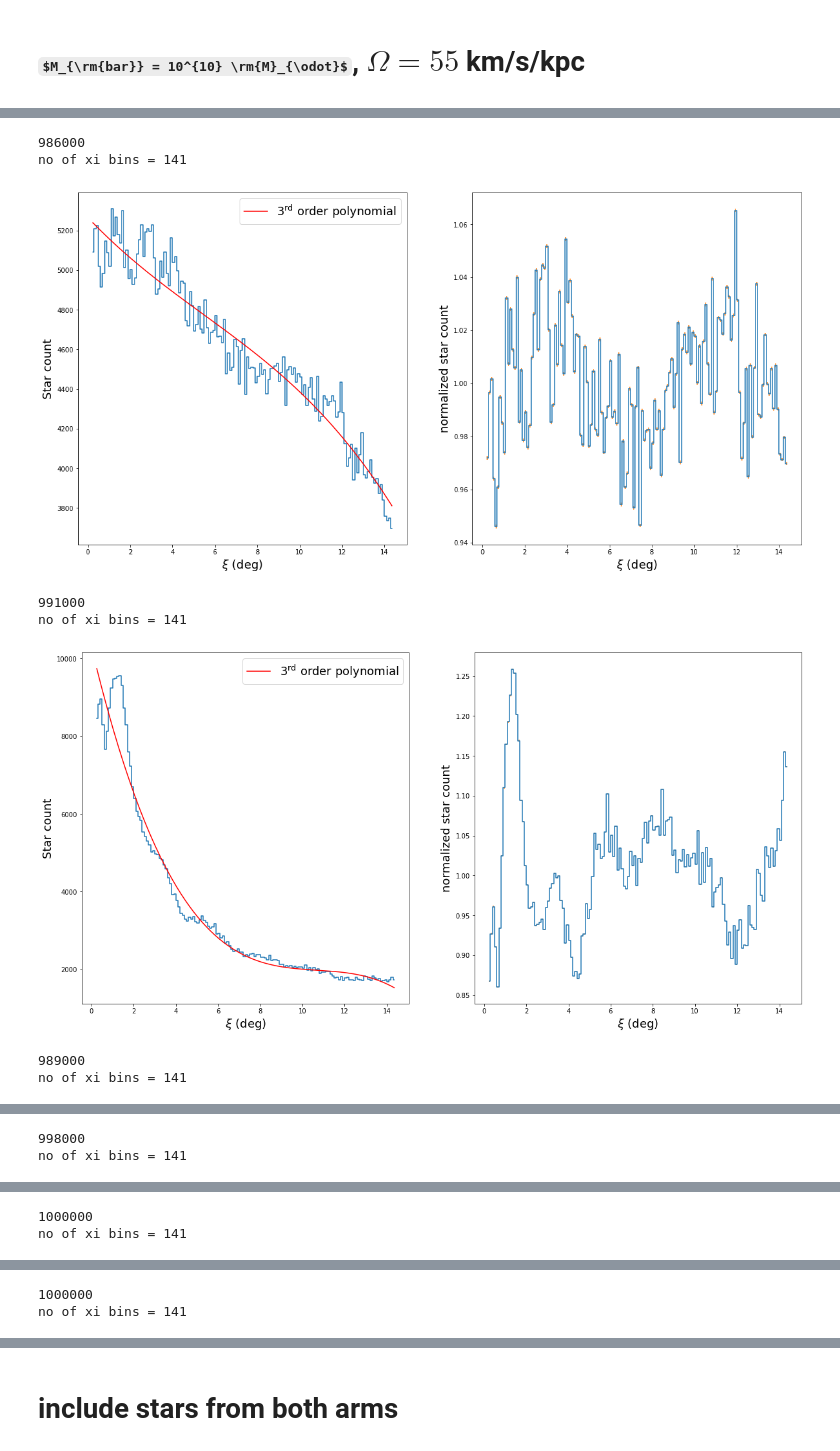
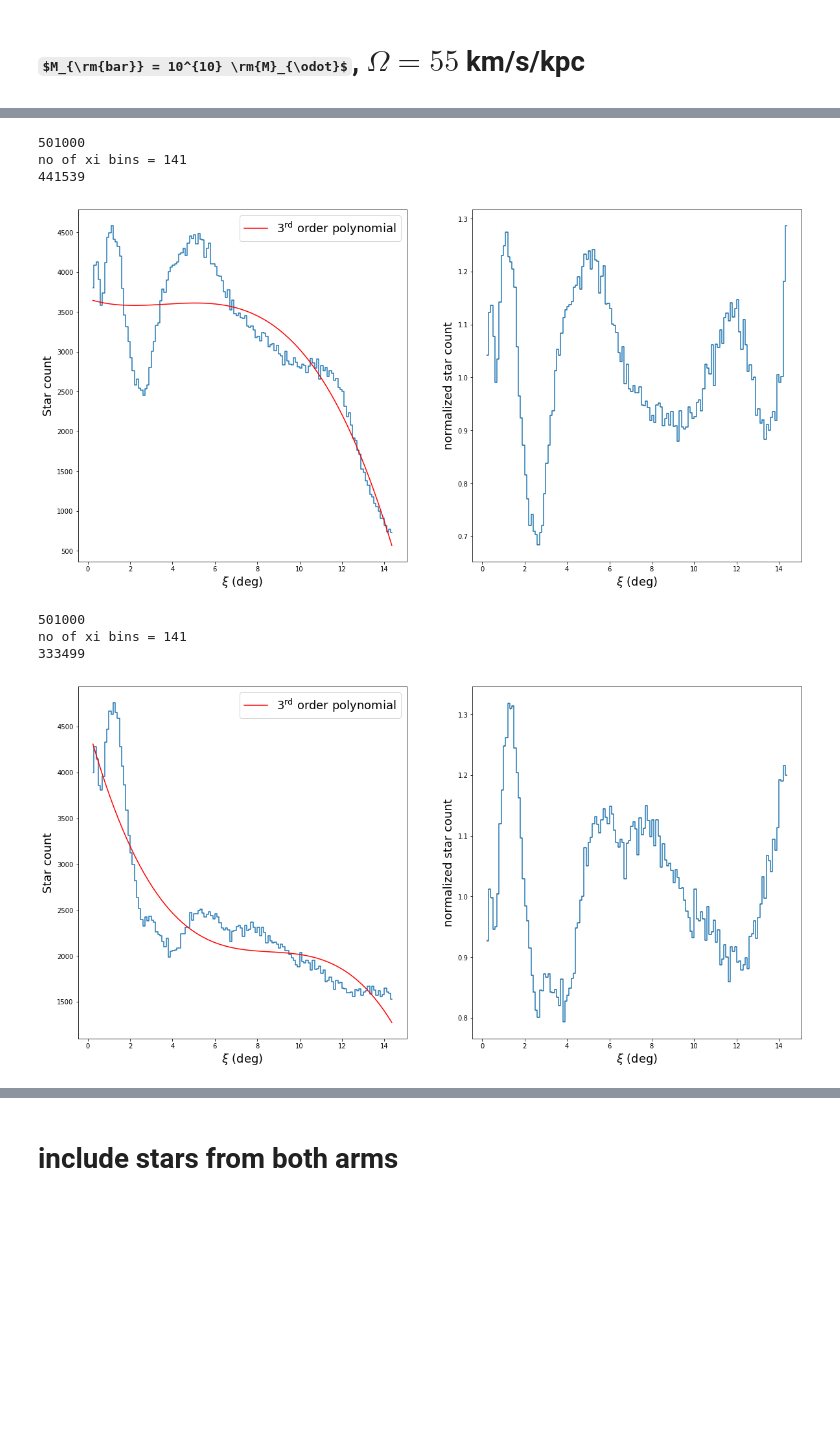
Before and after one commit to nbanik/Baryonic-effects-on-Pal5, a Jupyter notebook: plot_power_spectrum.ipynb, the cells around one changed output, grey strips where cells are left out. Drawn from its saved outputs; the diff is of its cells as text; code cells hidden in the pictures; some formulas as TeX source; blank space fills up the shorter version.

```diff
--- a/plot_power_spectrum.ipynb
+++ b/plot_power_spectrum.ipynb
@@ -449,27 +630,39 @@ plt.show()
 # %%
 #compute density along xi and save
 
-midxi,nden,err = compute_ndenxi(xi_t,minxi=0.25,maxxi=14.35,bw=0.1,fname='plots/nden_Mbar5_10_9_barspeed35_phi27_polydeg3.pdf')
+#midxi,nden,err = compute_ndenxi(xi_t,minxi=0.25,maxxi=14.35,bw=0.1,fname='plots/nden_Mbar5_10_9_barspeed35_phi27_polydeg3.pdf')
 
-midxi1,nden1,err1 = compute_ndenxi(xi_t1,minxi=0.25,maxxi=14.35,bw=0.1,fname='plots/nden_Mbar10_10barspeed35_phi27_polydeg3.pdf')
+#midxi1,nden1,err1 = compute_ndenxi(xi_t1,minxi=0.25,maxxi=14.35,bw=0.1,fname='plots/nden_Mbar10_10barspeed35_phi27_polydeg3.pdf')
 
-midxi2,nden2,err2 = compute_ndenxi(xi_t2,minxi=0.25,maxxi=14.35,bw=0.1,fname='plots/nden_Mbar2_10_10barspeed35_phi27_polydeg3.pdf')
+#midxi11,nden11,err11 = compute_ndenxi(xi_t11,minxi=0.25,maxxi=14.35,bw=0.1,fname='plots/nden_2Gyr_Mbar10_10barspeed35_phi27_polydeg3.pdf')
 
-midxi3,nden3,err3 = compute_ndenxi(xi_t3,minxi=0.25,maxxi=14.35,bw=0.1,fname='plots/nden_Mbar10_10barspeed60_phi27_polydeg3.pdf')
+#midxi12,nden12,err12 = compute_ndenxi(xi_t12,minxi=0.25,maxxi=14.35,bw=0.1,fname='plots/nden_0p5Gyr_Mbar10_10barspeed35_phi27_polydeg3.pdf')
 
-midxi4,nden4,err4 = compute_ndenxi(xi_t4,minxi=0.25,maxxi=14.35,bw=0.1,fname='plots/nden_Mbar10_10barspeed40_phi27_polydeg3.pdf')
+#midxi13,nden13,err13 = compute_ndenxi(xi_t13,minxi=0.25,maxxi=14.35,bw=0.1,fname='plots/nden_1Gyr_Mbar10_10barspeed35_phi27_polydeg3.pdf')
 
-midxi5,nden5,err5 = compute_ndenxi(xi_t5,minxi=0.25,maxxi=14.35,bw=0.1,fname='plots/nden_Mbar10_10barspeed45_phi27_polydeg3.pdf')
+#midxi14,nden14,err14 = compute_ndenxi(xi_t14,minxi=0.25,maxxi=14.35,bw=0.1,fname='plots/nden_1p5Gyr_Mbar10_10barspeed35_phi27_polydeg3.pdf')
 
-midxi6,nden6,err6 = compute_ndenxi(xi_t6,minxi=0.25,maxxi=14.35,bw=0.1,fname='plots/nden_Mbar10_10barspeed50_phi27_polydeg3.pdf')
+midxi15,nden15,err15 = compute_ndenxi(xi_t15,minxi=0.25,maxxi=14.35,bw=0.1,fname='plots/nden_2p5Gyr_Mbar10_10barspeed35_phi27_polydeg3.pdf')
 
-midxi7,nden7,err7 = compute_ndenxi(xi_t7,minxi=0.25,maxxi=14.35,bw=0.1,fname='plots/nden_Mbar10_10barspeed55_phi27_polydeg3.pdf')
+midxi16,nden16,err16 = compute_ndenxi(xi_t16,minxi=0.25,maxxi=14.35,bw=0.1,fname='plots/nden_3Gyr_Mbar10_10barspeed35_phi27_polydeg3.pdf')
+
+#midxi2,nden2,err2 = compute_ndenxi(xi_t2,minxi=0.25,maxxi=14.35,bw=0.1,fname='plots/nden_Mbar2_10_10barspeed35_phi27_polydeg3.pdf')
+
+#midxi3,nden3,err3 = compute_ndenxi(xi_t3,minxi=0.25,maxxi=14.35,bw=0.1,fname='plots/nden_Mbar10_10barspeed60_phi27_polydeg3.pdf')
+
+#midxi4,nden4,err4 = compute_ndenxi(xi_t4,minxi=0.25,maxxi=14.35,bw=0.1,fname='plots/nden_Mbar10_10barspeed40_phi27_polydeg3.pdf')
+
+#midxi5,nden5,err5 = compute_ndenxi(xi_t5,minxi=0.25,maxxi=14.35,bw=0.1,fname='plots/nden_Mbar10_10barspeed45_phi27_polydeg3.pdf')
+
+#midxi6,nden6,err6 = compute_ndenxi(xi_t6,minxi=0.25,maxxi=14.35,bw=0.1,fname='plots/nden_Mbar10_10barspeed50_phi27_polydeg3.pdf')
+
+#midxi7,nden7,err7 = compute_ndenxi(xi_t7,minxi=0.25,maxxi=14.35,bw=0.1,fname='plots/nden_Mbar10_10barspeed55_phi27_polydeg3.pdf')
 # %% [output]
-986000
+501000
 no of xi bins = 141
+441539
-[figure, old version]
+[figure, new version]
-991000
+501000
 no of xi bins = 141
+333499
-[figure, old version]
+[figure, new version]
-989000
-no of xi bins = 141
@@ -477,2 +668,0 @@ no of xi bins = 141
-998000
-no of xi bins = 141
@@ -480,2 +668,0 @@ no of xi bins = 141
-1000000
-no of xi bins = 141
@@ -483,2 +668,0 @@ no of xi bins = 141
-1000000
-no of xi bins = 141
```
Also changed, not shown: parts of 37 cells of this notebook, 31 other files.
